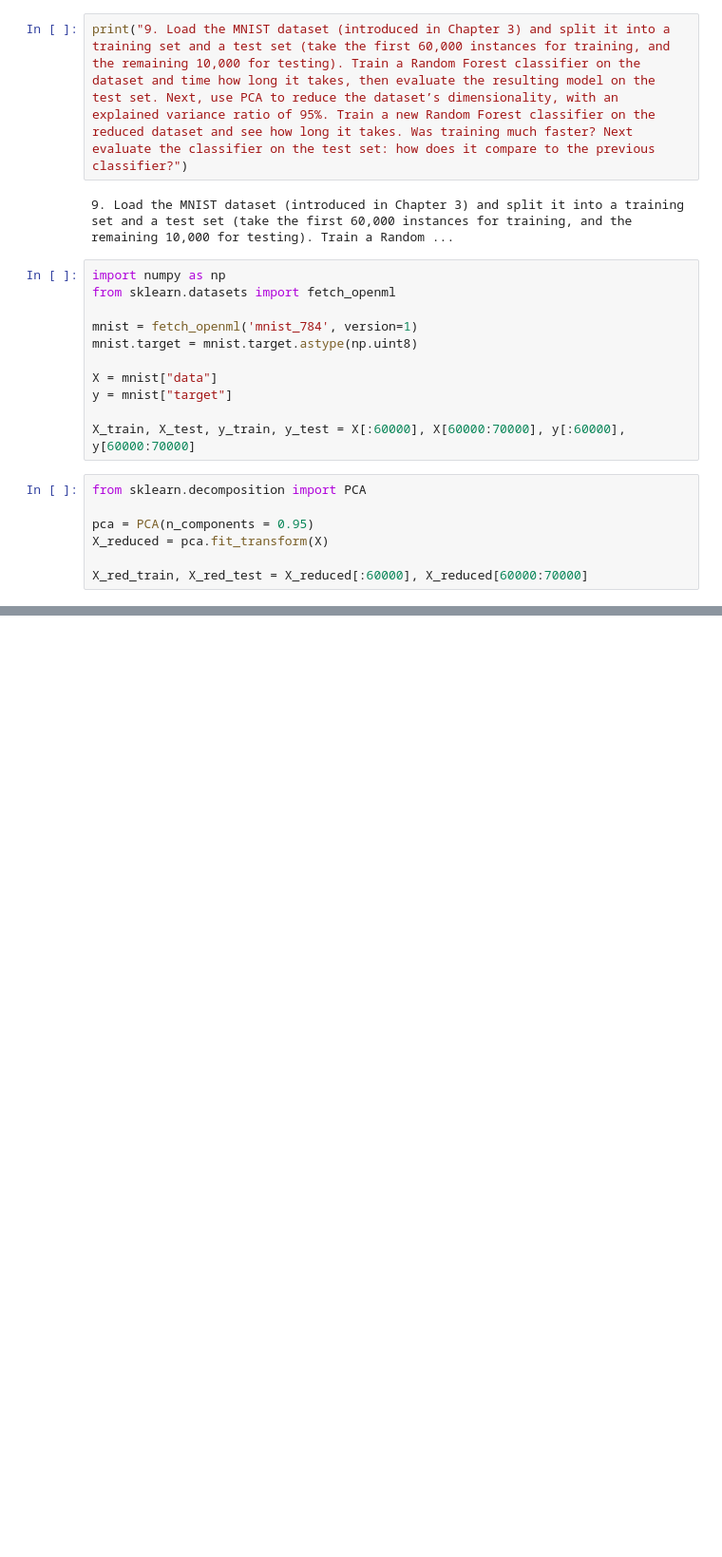
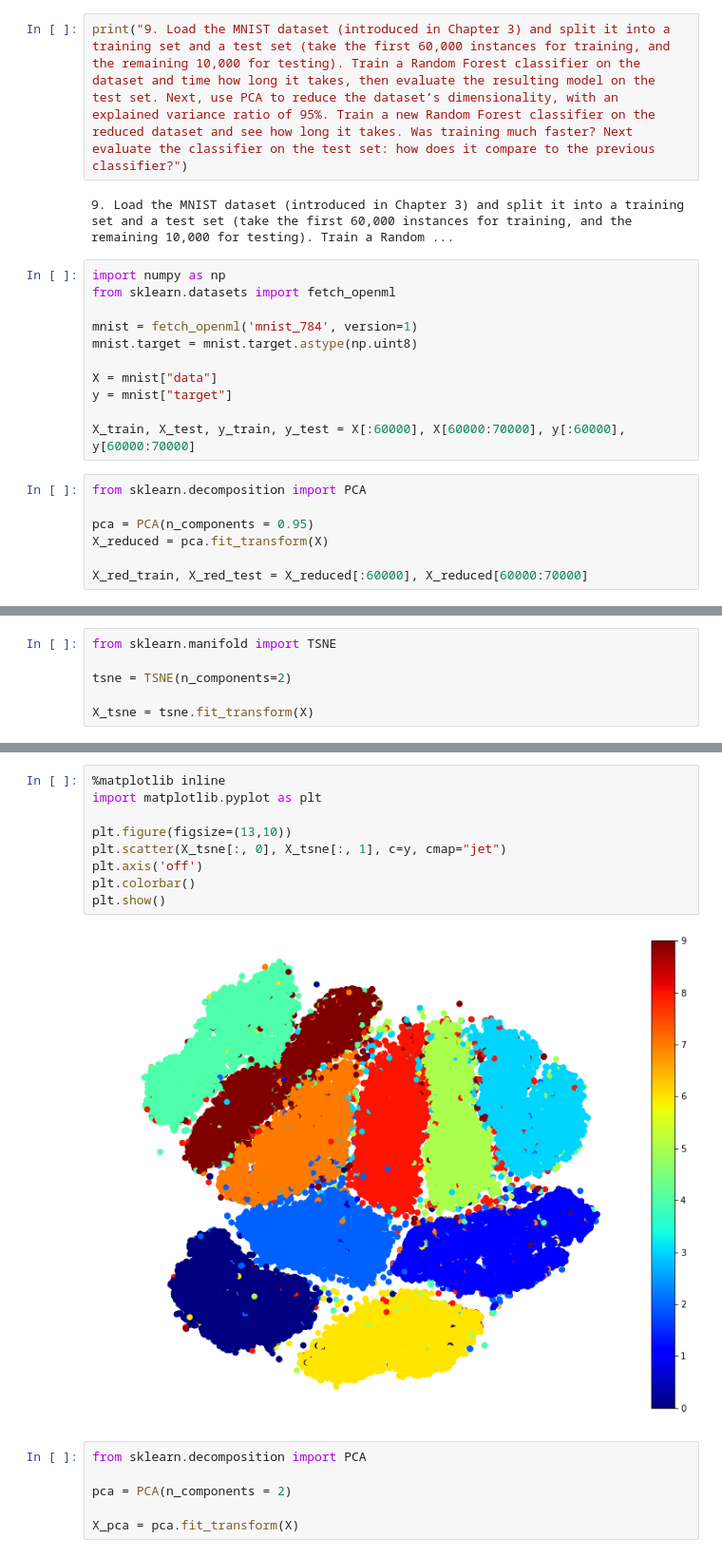
Before and after one commit to punkproger/Hands-on-Machine-Learning-Notebooks, a Jupyter notebook: chapter8/research.ipynb, the cells around one changed output, grey strips where cells are left out. Shown: that part at 95% size. Saved outputs shown, nothing was run; the diff lists cells and outputs as text; blank space fills up the shorter version.

```diff
--- a/chapter8/research.ipynb
+++ b/chapter8/research.ipynb
@@ -230,0 +235,6 @@ Score: 0.92
+# %%
+from sklearn.manifold import TSNE
+
+tsne = TSNE(n_components=2)
+
+X_tsne = tsne.fit_transform(X)
@@ -230,0 +251,17 @@ Score: 0.92
+# %%
+%matplotlib inline
+import matplotlib.pyplot as plt
+
+plt.figure(figsize=(13,10))
+plt.scatter(X_tsne[:, 0], X_tsne[:, 1], c=y, cmap="jet")
+plt.axis('off')
+plt.colorbar()
+plt.show()
+# %% [output]
+[figure, added]
+# %%
+from sklearn.decomposition import PCA
+
+pca = PCA(n_components = 2)
+
+X_pca = pca.fit_transform(X)
```
Also changed, not shown: parts of 11 cells of this notebook.
